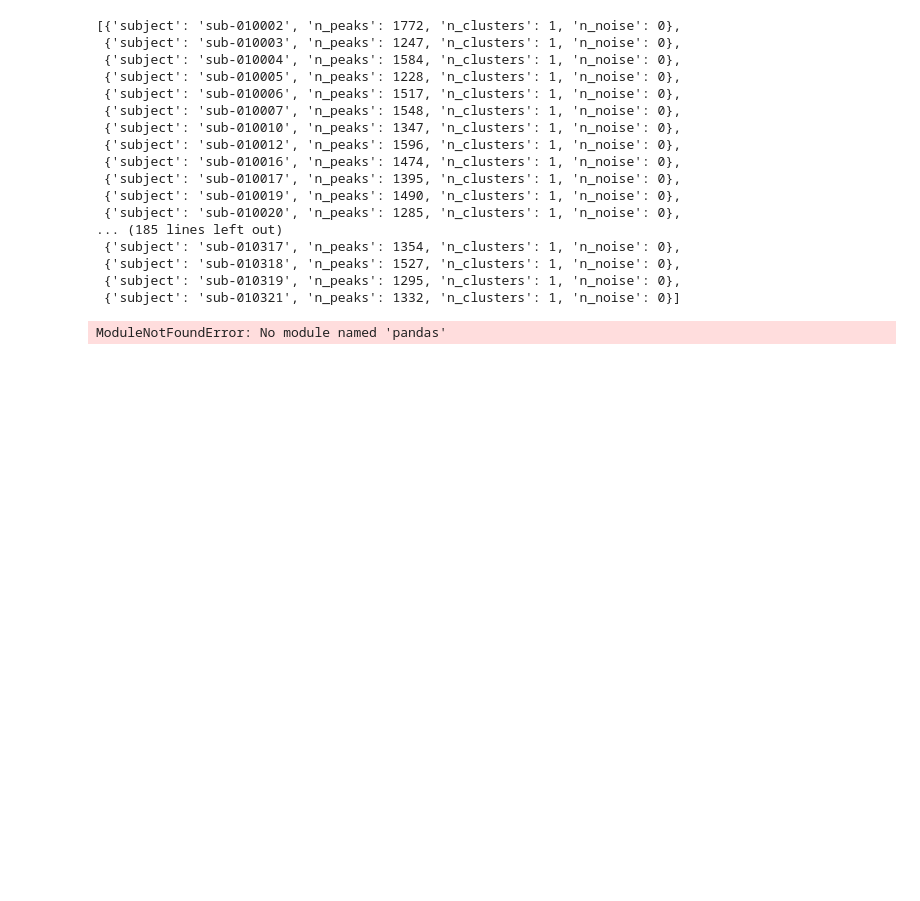
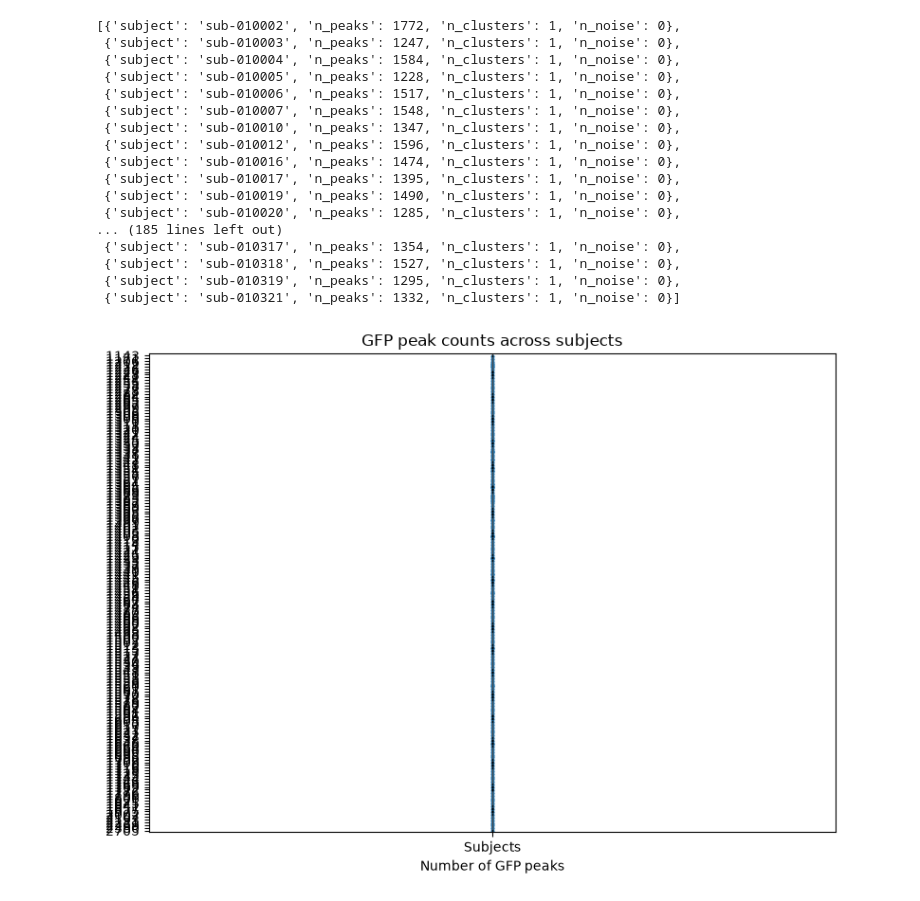
Before and after one commit to haircutt/neuro-ml-proj, a Jupyter notebook: microstate-clustering-eeg.ipynb, the cells around one changed output. Drawn from its saved outputs; the diff is of its cells as text; code cells hidden in the pictures; blank space fills up the shorter version.

Commit message:
fix: plot

```diff
--- a/microstate-clustering-eeg.ipynb
+++ b/microstate-clustering-eeg.ipynb
@@ -392,32 +392,30 @@ Found 201 subjects.
  {'subject': 'sub-010319', 'n_peaks': 1295, 'n_clusters': 1, 'n_noise': 0},
  {'subject': 'sub-010321', 'n_peaks': 1332, 'n_clusters': 1, 'n_noise': 0}]
 # %%
-# visualise in raincloud plot
+# Visualize GFP peak counts across all subjects.
 import matplotlib.pyplot as plt
 import pandas as pd
 import ptitprince as pt
 
 df = pd.DataFrame(batch_results)
-df["group"] = "subjects"
+df["group"] = "Subjects"
 
 fig, ax = plt.subplots(figsize=(8, 6))
 pt.RainCloud(
-  data=df,
-  x="group",
-  y="n_peaks",
-  orient="h",
-  width_viol=0.6,
-  move=0.2,
-  pointplot=False,
-  boxplot=False,
-  scatter=True,
-  ax=ax,
+    data=df,
+    x="n_peaks",
+    y="group",
+    orient="h",
+    width_viol=0.6,
+    move=0.2,
+    pointplot=False,
+    ax=ax,
 )
 
-ax.set_title("Raincloud plot of GFP peak counts across subjects")
-ax.set_xlabel("Group")
-ax.set_ylabel("Number of GFP peaks")
+ax.set_title("GFP peak counts across subjects")
+ax.set_xlabel("Number of GFP peaks")
+ax.set_ylabel("")
 plt.tight_layout()
 plt.show()
 # %% [output]
-ModuleNotFoundError: No module named 'pandas'
+[figure, added]
```
